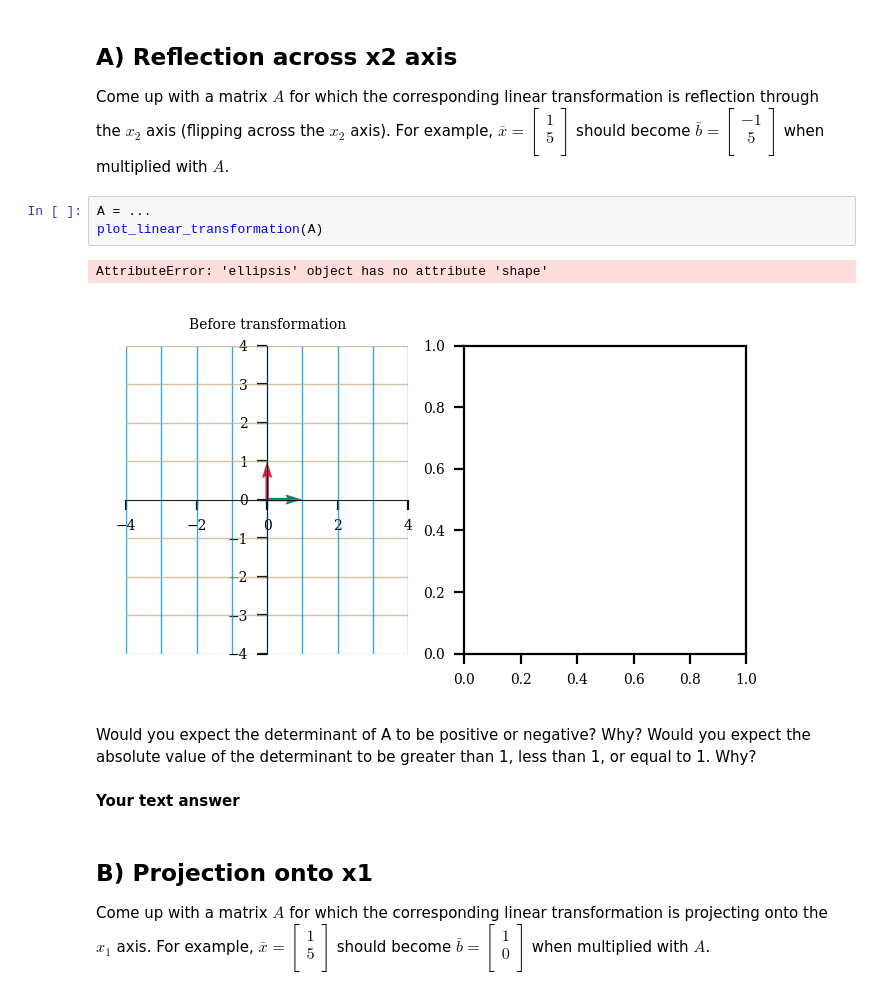
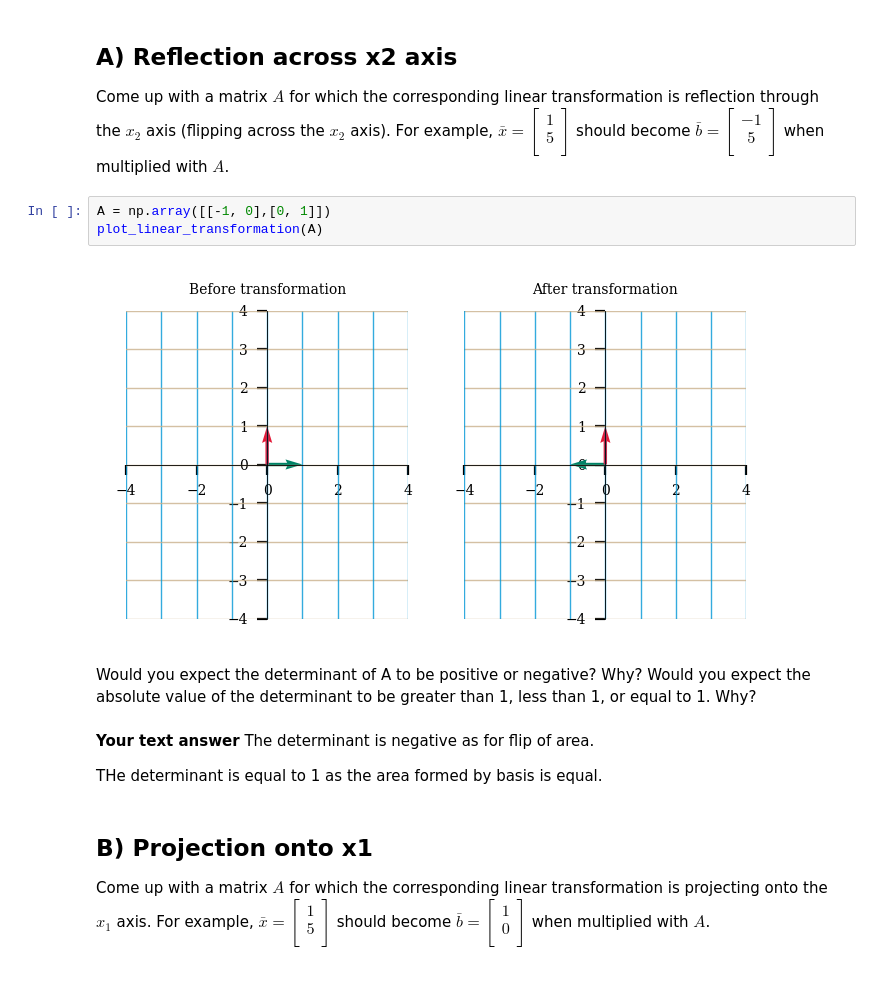
Before and after one commit to JellyX23333/mathForNeuro, a Jupyter notebook: Week2/Week2Tutorial1.ipynb, the cells around one changed output. Drawn from its saved outputs; the diff is of its cells as text.

```diff
--- a/Week2/Week2Tutorial1.ipynb
+++ b/Week2/Week2Tutorial1.ipynb
@@ -366,15 +388,17 @@ Come up with a matrix $A$ for which the corresponding linear transformation is r
 5  \\
 \end{bmatrix}$ when multiplied with $A$.
 # %%
-A = ...
+A = np.array([[-1, 0],[0, 1]])
 plot_linear_transformation(A)
 # %% [output]
-AttributeError: 'ellipsis' object has no attribute 'shape'
-[figure, old version]
+[figure, new version]
 # %% [markdown]
 Would you expect the determinant of A to be positive or negative? Why? Would you expect the absolute value of the determinant to be greater than 1, less than 1, or equal to 1. Why?
-# %% [markdown]
-**Your text answer**
+# %% [markdown]
+**Your text answer**
+The determinant is negative as for flip of area.
+
+THe determinant is equal to 1 as the area formed by basis is equal.
 # %% [markdown]
 ## B) Projection onto x1
 
```
Also changed, not shown: parts of 6 cells of this notebook.
